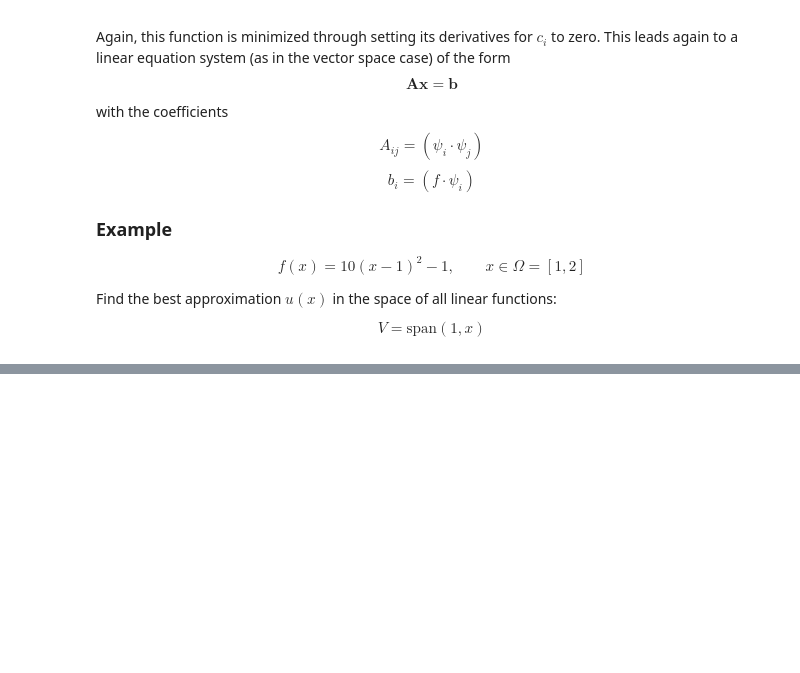
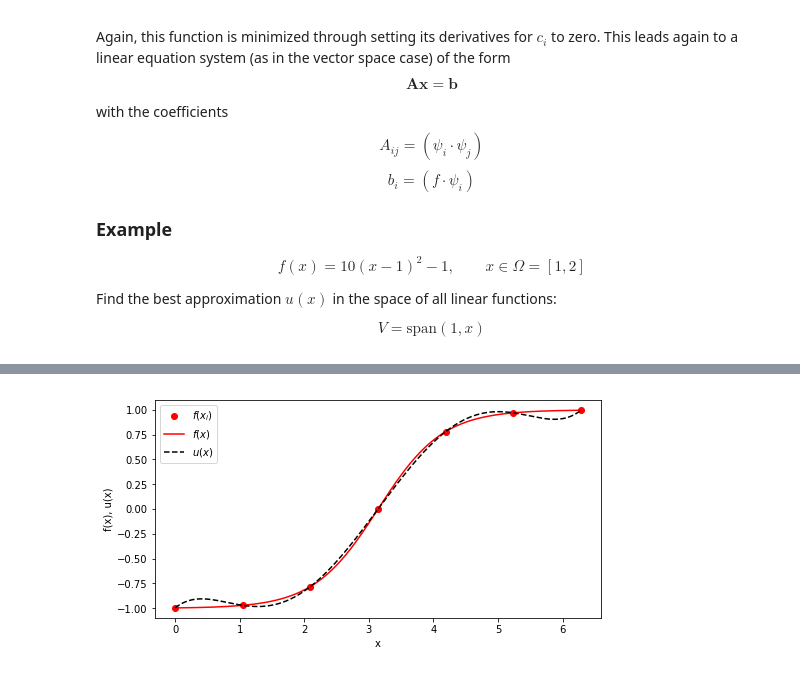
Before and after one commit to winesitter/FiniteElementMethod, a Jupyter notebook: Galerkin_Approach.ipynb, the cells around one changed output, grey strips where cells are left out. Cells and saved outputs as stored; diff of their text form; code cells hidden in the pictures; blank space fills up the shorter version.

```diff
--- a/Galerkin_Approach.ipynb
+++ b/Galerkin_Approach.ipynb
@@ -395,0 +399,51 @@ plt.show()
+# %%
+%matplotlib inline
+from matplotlib import pyplot as plt
+
+#=======================================================
+# Implementation of the collocation method for the
+# approximation of a function f(x)
+#=======================================================
+
+# Import additional numpy functions and constants
+#-------------------------------------------------------
+from numpy import tanh, cos, sin, pi
+
+# Define the basis functions
+#-------------------------------------------------------
+def psi(i):
+    '''This function returns the psi basis functions'''
+    return lambda x: x**i
+    #return lambda x: sin((i+1)*pi*x)
+
+# Define the interpolation points xi
+#-------------------------------------------------------
+N = 6
+xi = np.linspace(0, 2*pi, N+1)
+x = np.linspace(0, 2*pi, 501)
+
+# Define known values of f(xi)
+#-------------------------------------------------------
+f = lambda x: tanh(x-pi) #10.*(x-1.)**2 - 1. #
+fi = f(xi)
+
+# Compute least squares approximation to f(x)
+#-------------------------------------------------------
+(u, c) = least_squares_collocated(fi, psi, xi, N,
+                                  orthogonal_basis=False,
+                                  show_A=False, show_b=False)
+
+# Plot results
+#-------------------------------------------------------
+fig = plt.figure()
+fig.set_size_inches(8,4)
+ax = fig.add_subplot(111)
+fi_plt = ax.plot(xi, fi, c='r', ls='None', label='$f(x_i)$', marker='o')
+f_plt = ax.plot(x, f(x), c='r', ls='-', label='$f(x)$')
+u_plt = ax.plot(x, u, c='k', ls='--', label='$u(x)$')
+ax.set_xlabel('x')
+ax.set_ylabel('f(x), u(x)')
+ax.legend()
+plt.show()
+# %% [output]
+[figure, added]
```
Also changed, not shown: parts of 12 cells of this notebook.
